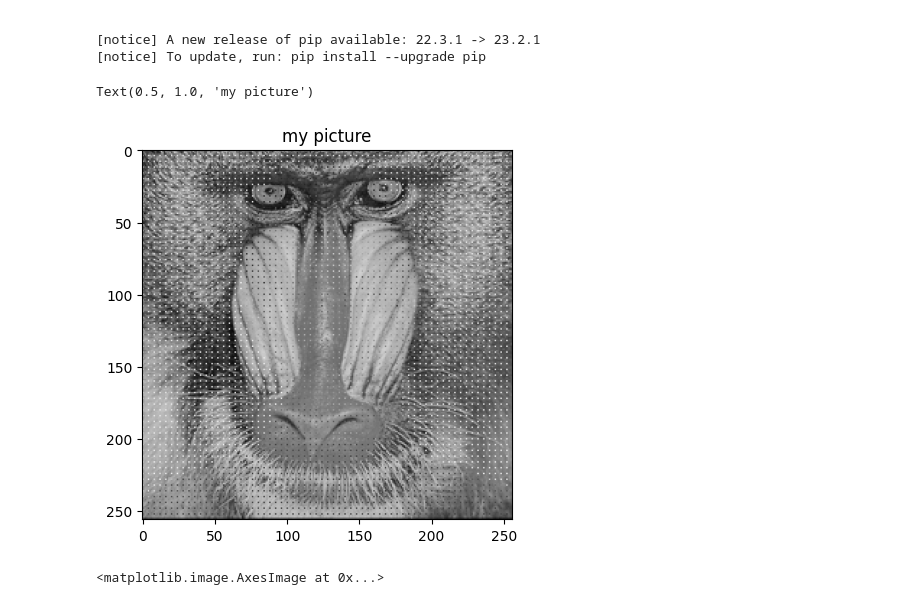
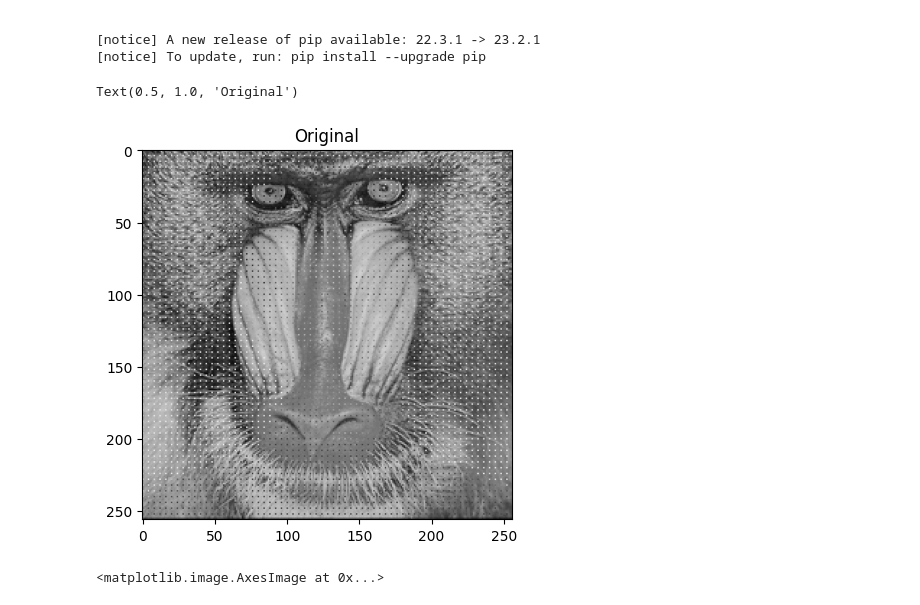
Before and after one commit to bautistasch/Procesamiento-de-Imagenes, a Jupyter notebook: TP1/notebook.ipynb, the cells around one changed output. Drawn from its saved outputs; the diff is of its cells as text; code cells hidden in the pictures.

```diff
--- a/TP1/notebook.ipynb
+++ b/TP1/notebook.ipynb
@@ -26,15 +26,14 @@ Requirement already satisfied: six>=1.5 in /home/alan/Documents/PDI/TPS/venv/lib
 import cv2
 import matplotlib.pyplot as plt
 import numpy as np
-
-mono_img = cv2.imread("mono.bmp")
-
-
-plt.imshow(mono_img)
-plt.title('my picture')
-# %% [output]
-Text(0.5, 1.0, 'my picture')
-[figure, removed]
+# %%
+mono_img = cv2.imread("mono.bmp")
+
+plt.imshow(mono_img)
+plt.title('Original')
+# %% [output]
+Text(0.5, 1.0, 'Original')
+[figure, added]
 # %%
 def sample(offset_x: int, offset_y: int):
     return mono_img[offset_x::4, offset_y::4, :]
```
